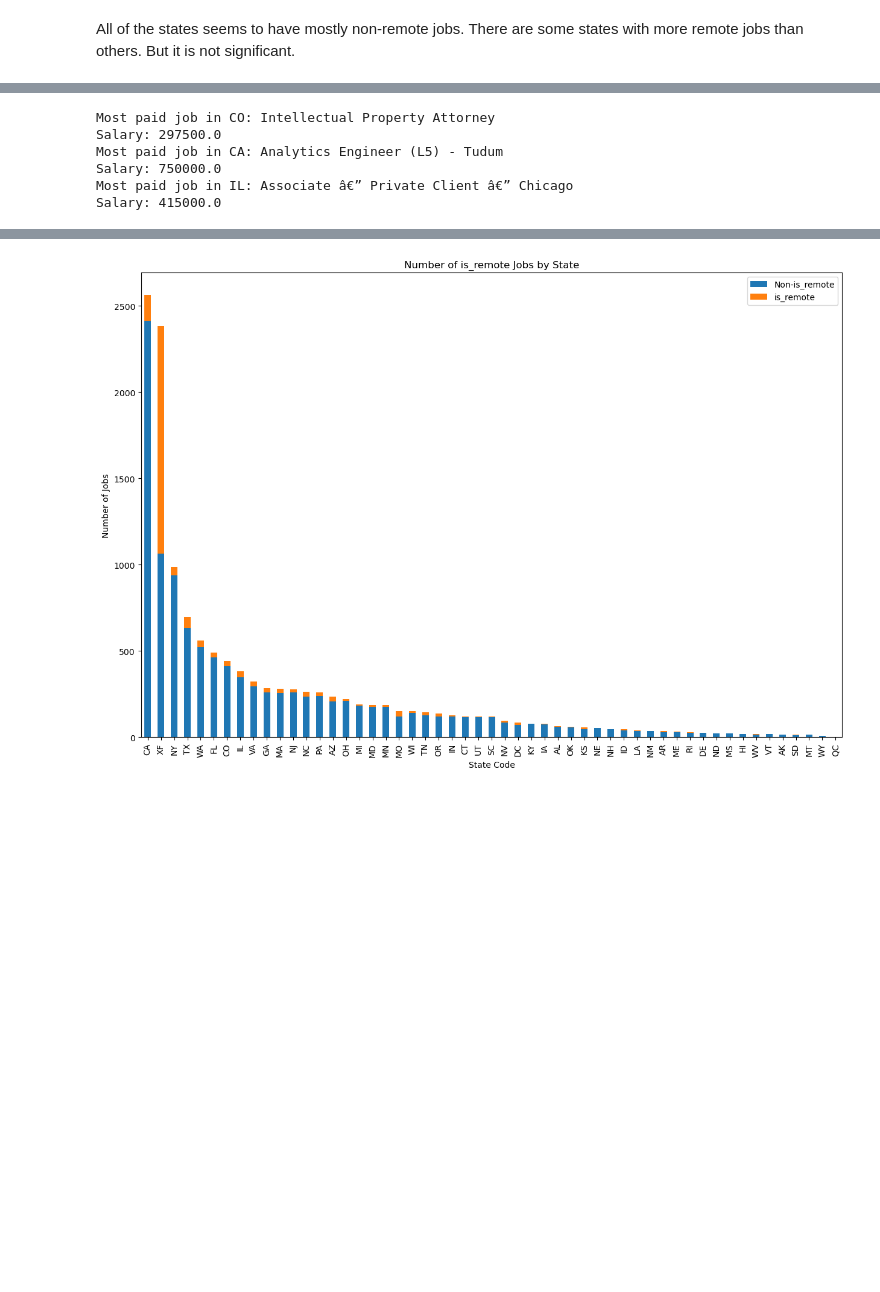
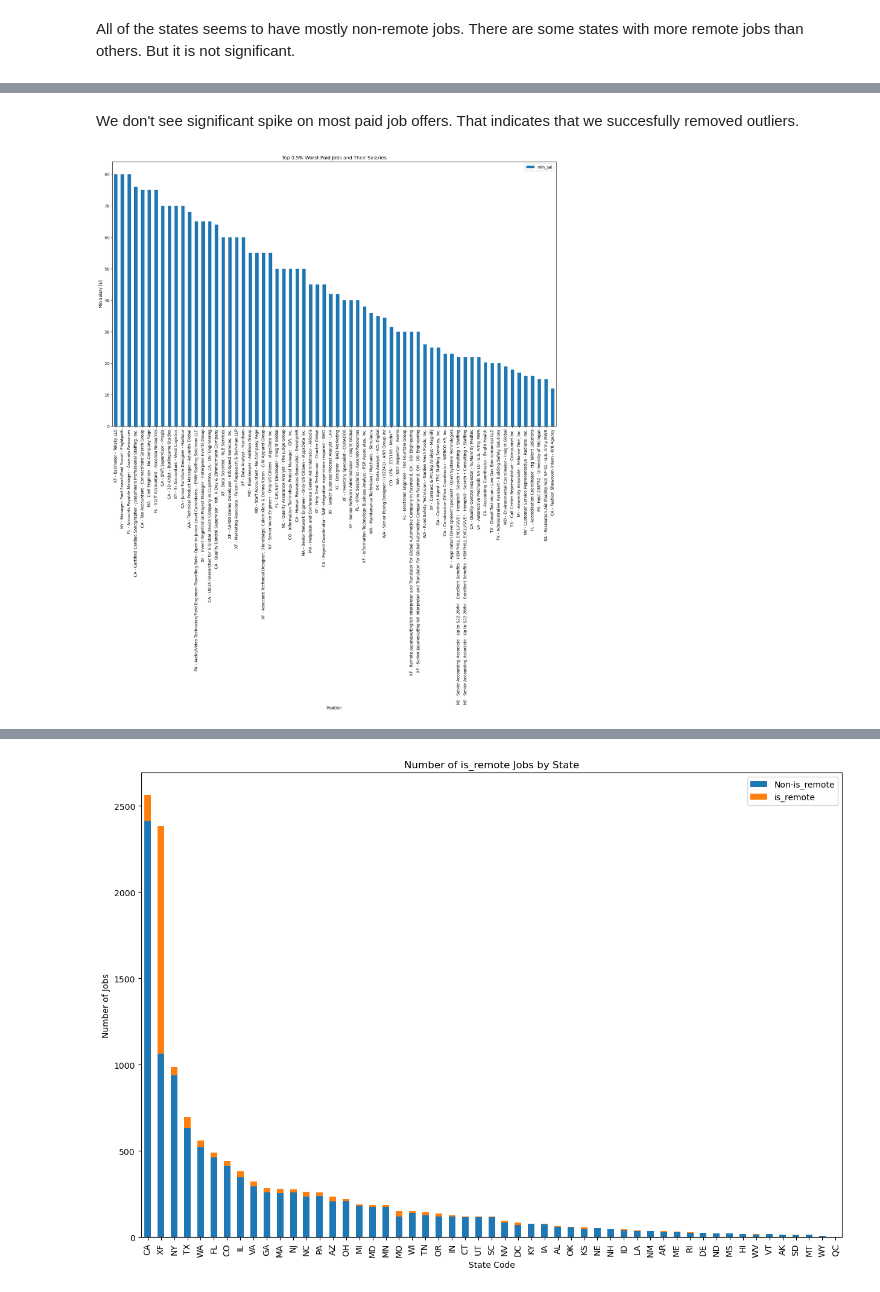
Before and after one commit to Qubi0-0/LinkedInJobSalaryPredict, a Jupyter notebook: jobs_eda.ipynb, the cells around one changed output, grey strips where cells are left out. Drawn from its saved outputs; the diff is of its cells as text; code cells hidden in the pictures; blank space fills up the shorter version.

Commit message:
worst paid jobs analisys

```diff
--- a/jobs_eda.ipynb
+++ b/jobs_eda.ipynb
@@ -191,20 +191,21 @@ plt.show()
-# %%
-highest_salary_job = jobs_with_salary_df_filtered[jobs_with_salary_df_filtered['st_code'] == 'CO'].nlargest(1, 'med_sal')
-print('Most paid job in CO:', highest_salary_job['Job_Ttl'].values[0])
-print('Salary:', highest_salary_job['med_sal'].values[0])
-
-
-highest_salary_job_CA = jobs_with_salary_df_filtered[jobs_with_salary_df_filtered['st_code'] == 'CA'].nlargest(1, 'med_sal')
-print('Most paid job in CA:', highest_salary_job_CA['Job_Ttl'].values[0])
-print('Salary:', highest_salary_job_CA['max_sal'].values[0])
-
-highest_salary_job_IL = jobs_with_salary_df_filtered[jobs_with_salary_df_filtered['st_code'] == 'IL'].nlargest(1, 'med_sal')
-print('Most paid job in IL:', highest_salary_job_IL['Job_Ttl'].values[0])
-print('Salary:', highest_salary_job_IL['med_sal'].values[0])
-# %% [output]
-Most paid job in CO: Intellectual Property Attorney
-Salary: 297500.0
-Most paid job in CA: Analytics Engineer (L5) - Tudum
-Salary: 750000.0
-Most paid job in IL: Associate â€” Private Client â€” Chicago
-Salary: 415000.0
+# %% [markdown]
+We don't see significant spike on most paid job offers. That indicates that we succesfully removed outliers.
+# %%
+percent = 0.005
+
+filtered_jobs = jobs_with_salary_df_filtered.copy()
+
+worst_percent_jobs = filtered_jobs.nsmallest(int(len(filtered_jobs) * percent), 'min_sal')
+
+worst_percent_jobs['Position'] = worst_percent_jobs["st_code"] + ' - ' + worst_percent_jobs['Job_Ttl'] + ' - ' + worst_percent_jobs['Co_Nm']
+
+worst_percent_jobs = worst_percent_jobs.sort_values('min_sal', ascending=False)
+
+worst_percent_jobs[['Position', 'min_sal']].plot(kind='bar', x='Position', y='min_sal', figsize=(20, 12))
+
+plt.title('Top {}% Worst-Paid Jobs and Their Salaries'.format(percent * 100))
+plt.xlabel('Position')
+plt.ylabel('Min Salary [$]')
+plt.show()
+# %% [output]
+[figure, added]
```
Also changed, not shown: parts of 3 cells of this notebook.
